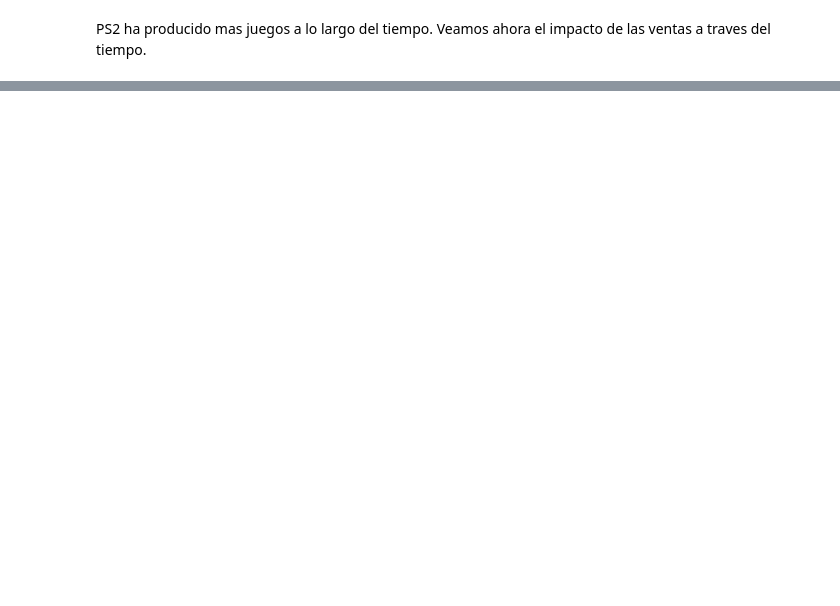
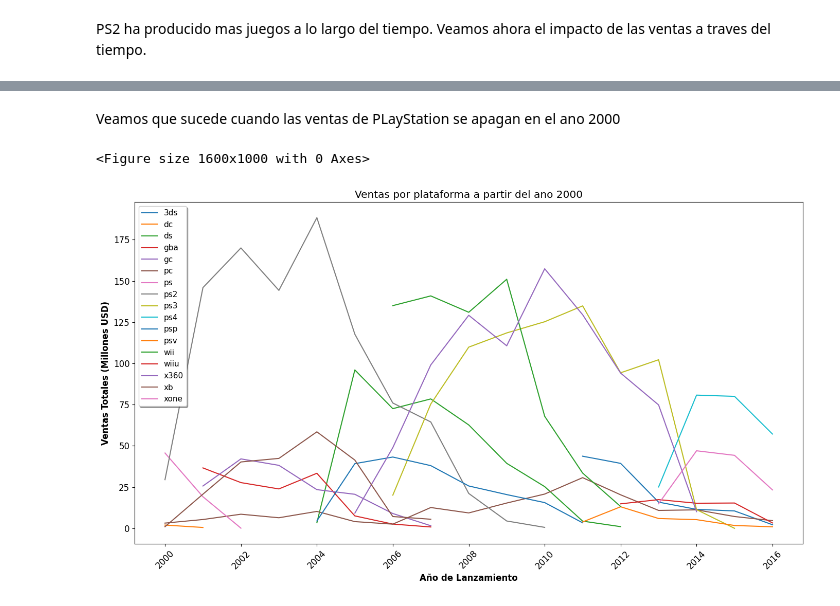
Before and after one commit to ma280113/TripleTen, a Jupyter notebook: strint_6_proyect/notebook.ipynb, the cells around one changed output, grey strips where cells are left out. Drawn from its saved outputs; the diff is of its cells as text; code cells hidden in the pictures; blank space fills up the shorter version.

```diff
--- a/strint_6_proyect/notebook.ipynb
+++ b/strint_6_proyect/notebook.ipynb
@@ -632,0 +611,7 @@ Todo lo que necesitas para completar este proyecto se encuentra en las hojas inf
+# %% [markdown]
+Veamos que sucede cuando las ventas de PLayStation se apagan en el ano 2000
+# %%
+comparar_plataformas_años(inicio = 2000, titulo = 'Ventas por plataforma a partir del ano 2000')
+# %% [output]
+<Figure size 1600x1000 with 0 Axes>
+[figure, added]
```
Also changed, not shown: parts of 48 cells of this notebook, 4 other files.
